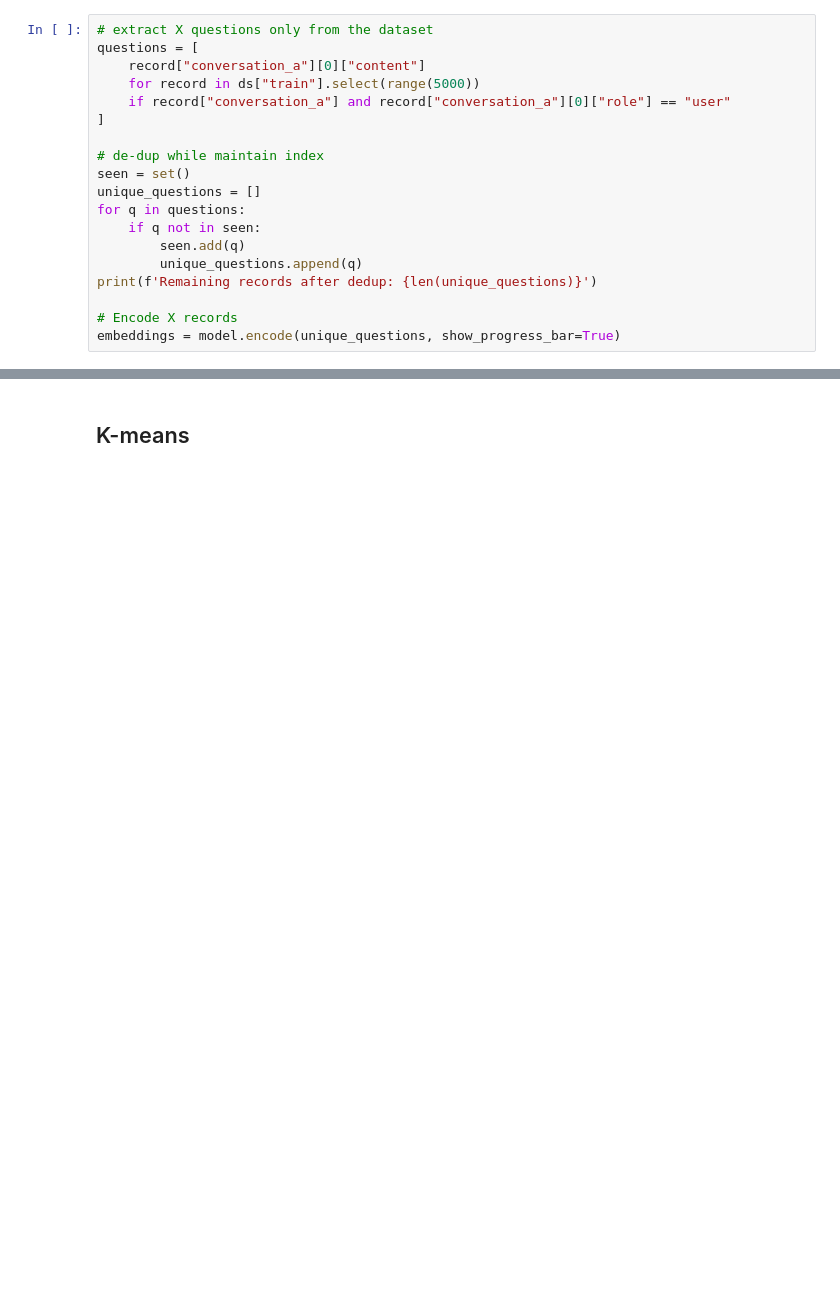
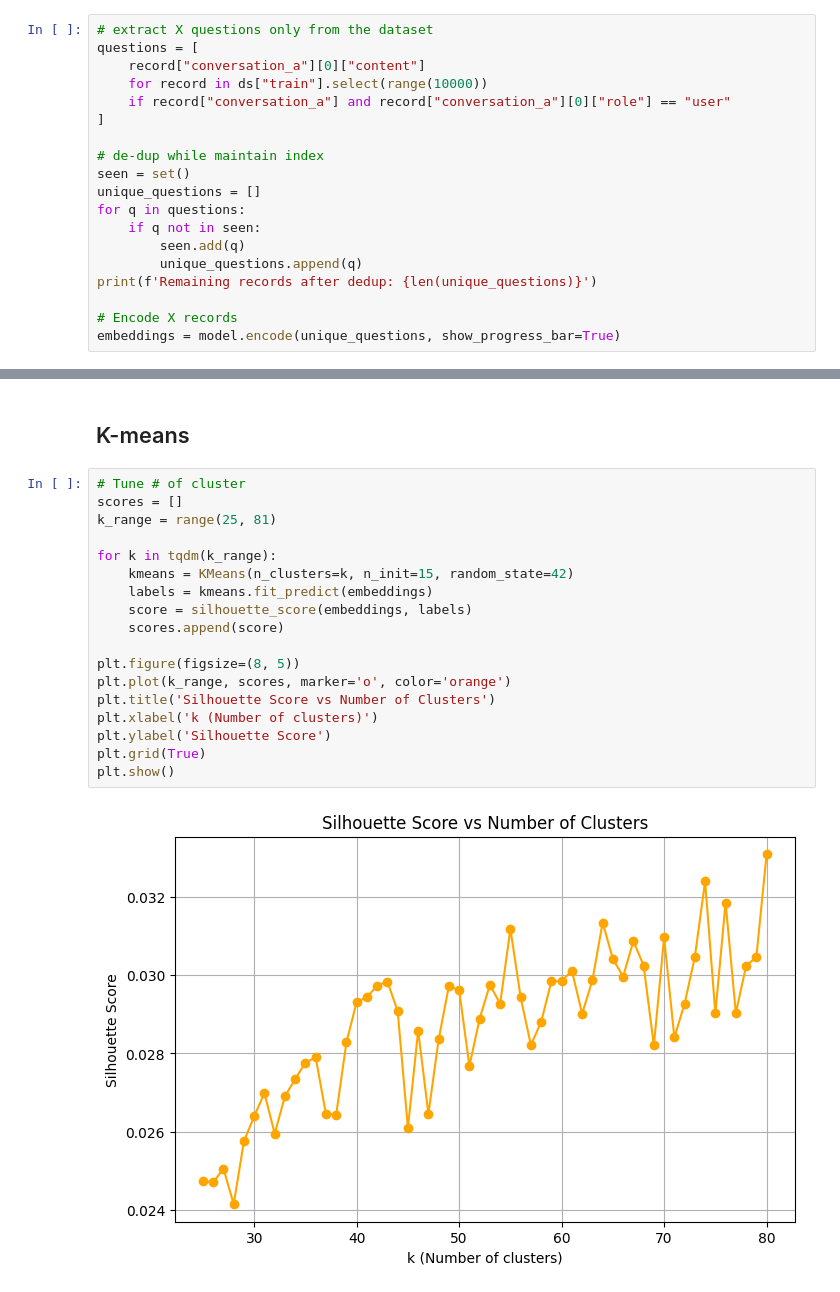
Before and after one commit to denniscodesclean/embedding-cluster-labeling, a Jupyter notebook: bert-clustering.ipynb, the cells around one changed output, grey strips where cells are left out. Drawn from its saved outputs; the diff is of its cells as text; blank space fills up the shorter version.

Commit message:
tune cluster number, call llm to assign label. attach first version of result in csv.

```diff
--- a/bert-clustering.ipynb
+++ b/bert-clustering.ipynb
@@ -28,7 +33,7 @@ model = SentenceTransformer('sentence-transformers/all-MiniLM-L6-v2')
 # extract X questions only from the dataset
 questions = [
     record["conversation_a"][0]["content"]
-    for record in ds["train"].select(range(5000))
+    for record in ds["train"].select(range(10000))
     if record["conversation_a"] and record["conversation_a"][0]["role"] == "user"
 ]
 
@@ -91,4 +96,24 @@ find_similar_question(embeddings, unique_questions, "recommend me a camera", top
 # Clustering
 # %% [markdown]
 ## K-means
+# %%
+# Tune # of cluster
+scores = []
+k_range = range(25, 81)
+
+for k in tqdm(k_range):
+    kmeans = KMeans(n_clusters=k, n_init=15, random_state=42)
+    labels = kmeans.fit_predict(embeddings)
+    score = silhouette_score(embeddings, labels)
+    scores.append(score)
+
+plt.figure(figsize=(8, 5))
+plt.plot(k_range, scores, marker='o', color='orange')
+plt.title('Silhouette Score vs Number of Clusters')
+plt.xlabel('k (Number of clusters)')
+plt.ylabel('Silhouette Score')
+plt.grid(True)
+plt.show()
+# %% [output]
+[figure, added]
 # %%
```
Also changed, not shown: parts of 22 cells of this notebook, 1 other file.
